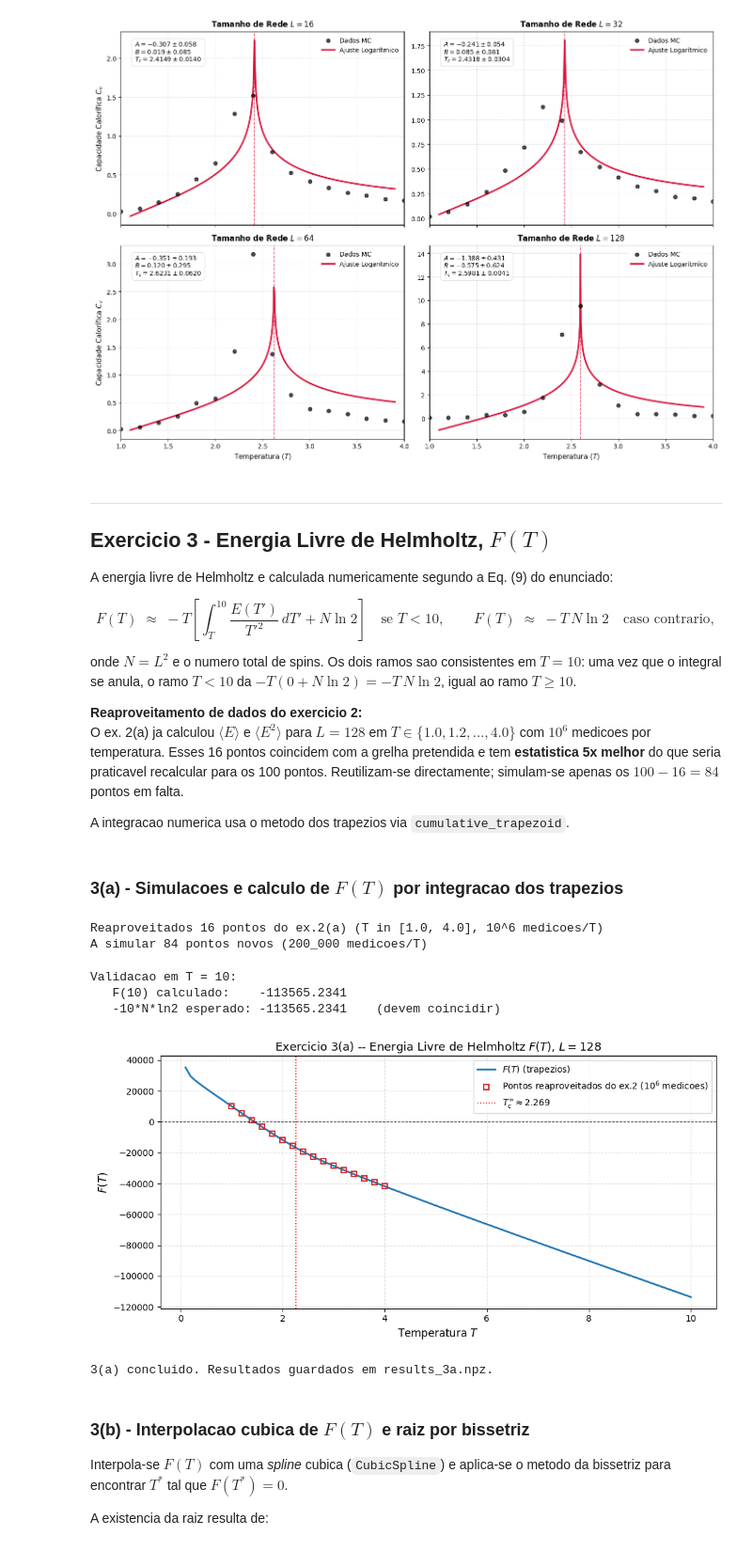
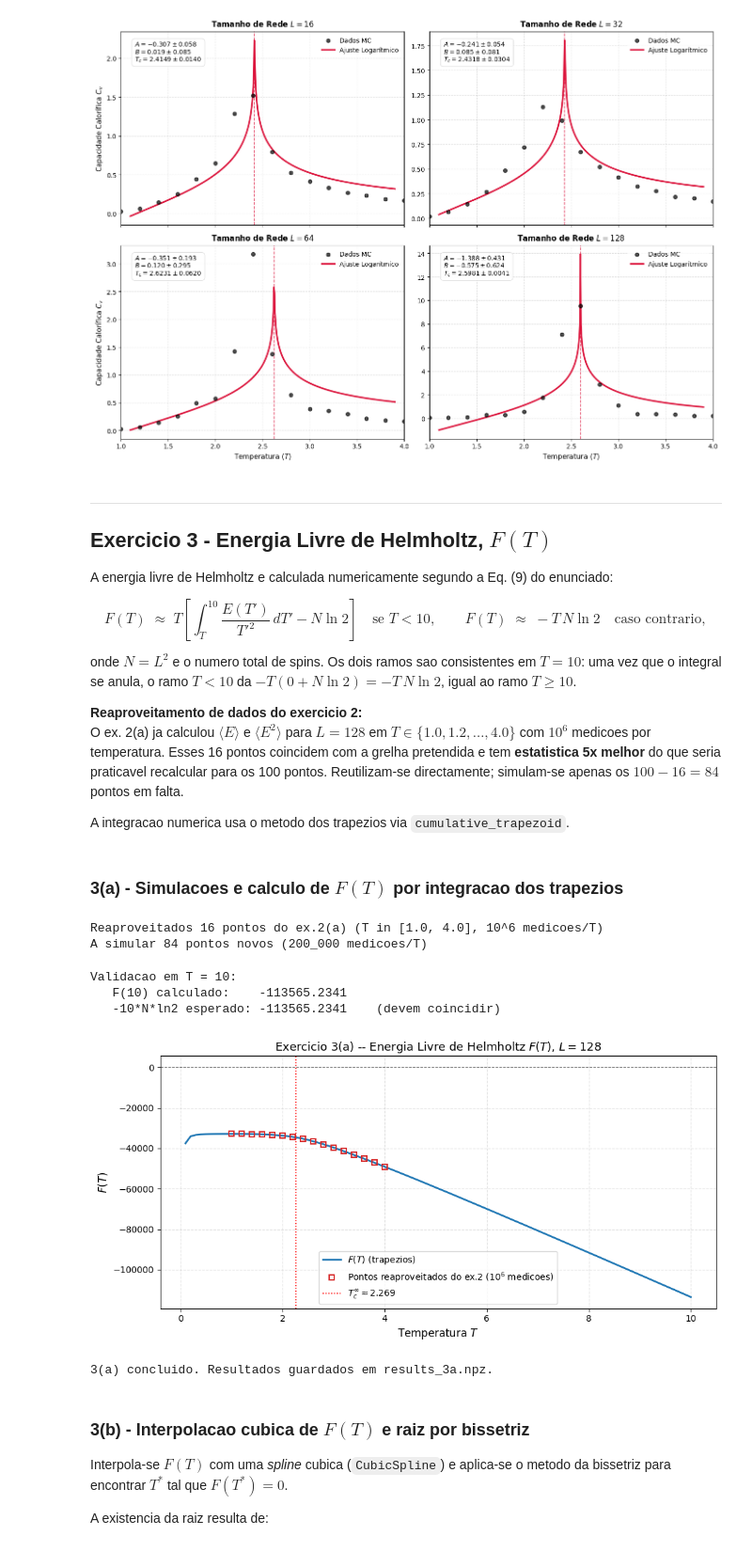
Before and after one commit to RoSerMar/Ising_Model, a Jupyter notebook: Ising_model_tudo_semnumba.ipynb, the cells around one changed output. Shown at 94% size. Cells and saved outputs as stored; diff of their text form; code cells hidden in the pictures.

```diff
--- a/Ising_model_tudo_semnumba.ipynb
+++ b/Ising_model_tudo_semnumba.ipynb
@@ -808,7 +808,7 @@ plt.show()
 A energia livre de Helmholtz e calculada numericamente segundo a Eq. (9) do enunciado:
 
 $$
-F(T) \;\approx\; -T\left[\int_T^{10}\frac{E(T')}{T'^{2}}\,dT' + N\ln 2\right]
+F(T) \;\approx\; T\left[\int_T^{10}\frac{E(T')}{T'^{2}}\,dT' - N\ln 2\right]
 \quad\text{se } T<10,
 \qquad F(T) \;\approx\; -T\,N\ln 2 \quad\text{caso contrario},
 $$
@@ -875,14 +875,14 @@ for iT, T in enumerate(T_3):
     E_3 [iT] = model.energy.mean()
     E2_3[iT] = (model.energy**2).mean()
 
-# -- Integracao pelos trapezios ----------------------------------------------
-integrand_3 = E_3 / T_3**2                                       # f(T) = E/T^2
-cumint_3    = cumulative_trapezoid(integrand_3, T_3, initial=0)  # int[0.1 -> T]
-total_int   = cumint_3[-1]                                       # int[0.1 -> 10]
-int_T_to_10 = total_int - cumint_3                               # int[T -> 10]
+# -- Integração pelos trapézios ----------------------------------------------
+integrand_3 = E_3 / T_3**2                                        # f(T) = E/T^2
+cumint_3    = cumulative_trapezoid(integrand_3, T_3, initial=0)   # int[0.1 -> T]
+total_int   = cumint_3[-1]                                         # int[0.1 -> 10]
+int_T_to_10 = total_int - cumint_3                                 # int[T -> 10]  ≈ int[T -> ∞]
 
-# F(T) = -T * [ int(T -> 10) + N*ln2 ]
-F_3 = -T_3 * (int_T_to_10 + N_3 * np.log(2))
+# F(T) = T * [ int(T -> ∞) - N*ln2 ]
+F_3 = T_3 * (int_T_to_10 - N_3 * np.log(2))
 
 # -- Validacao da fronteira em T=10 ------------------------------------------
 F_boundary_esperado = -T_3[-1] * N_3 * np.log(2)
@@ -890,34 +890,34 @@ print(f"\nValidacao em T = 10:")
 print(f"   F(10) calculado:    {F_3[-1]:+.4f}")
 print(f"   -10*N*ln2 esperado: {F_boundary_esperado:+.4f}    (devem coincidir)")
 
 # -- Grafico ----------------------------------------------------------------
 Tc_inf = 2.0 / np.log(1.0 + np.sqrt(2.0))
 
 fig, ax = plt.subplots(figsize=(10, 5))
 ax.plot(T_3, F_3, lw=2, color="C0", label=r"$F(T)$ (trapezios)")
 # Marcar os pontos reaproveitados do ex.2
 idx_reap = [i for i, T in enumerate(T_3) if float(np.round(T, 6)) in ja_calculado]
 ax.plot(T_3[idx_reap], F_3[idx_reap], "s", ms=6, mfc="none", mec="C3", mew=1.5,
         label=r"Pontos reaproveitados do ex.2 ($10^6$ medicoes)")
 ax.axhline(0,      color="k",   lw=0.8, ls="--", alpha=0.6)
 ax.axvline(Tc_inf, color="red", lw=1.2, ls=":",
            label=fr"$T_c^\infty \approx {Tc_inf:.3f}$")
 ax.set_xlabel(r"Temperatura $T$", fontsize=12)
 ax.set_ylabel(r"$F(T)$",          fontsize=12)
 ax.set_title(r"Exercicio 3(a) -- Energia Livre de Helmholtz $F(T)$, $L=128$",
              fontsize=13)
 ax.legend(fontsize=10); ax.grid(True, ls="--", alpha=0.4)
 plt.tight_layout(); plt.show()
 
 np.savez("results_3a.npz", T_3=T_3, E_3=E_3, E2_3=E2_3, F_3=F_3)
 print("\n3(a) concluido. Resultados guardados em results_3a.npz.")
 # %% [output]
 Reaproveitados 16 pontos do ex.2(a) (T in [1.0, 4.0], 10^6 medicoes/T)
 A simular 84 pontos novos (200_000 medicoes/T)
 Validacao em T = 10:
    F(10) calculado:    -113565.2341
    -10*N*ln2 esperado: -113565.2341    (devem coincidir)
-[figure, old version]
+[figure, new version]
 3(a) concluido. Resultados guardados em results_3a.npz.
 # %% [markdown]
 ### 3(b) - Interpolacao cubica de $F(T)$ e raiz por bissetriz
```
Also changed, not shown: parts of 3 cells of this notebook.
